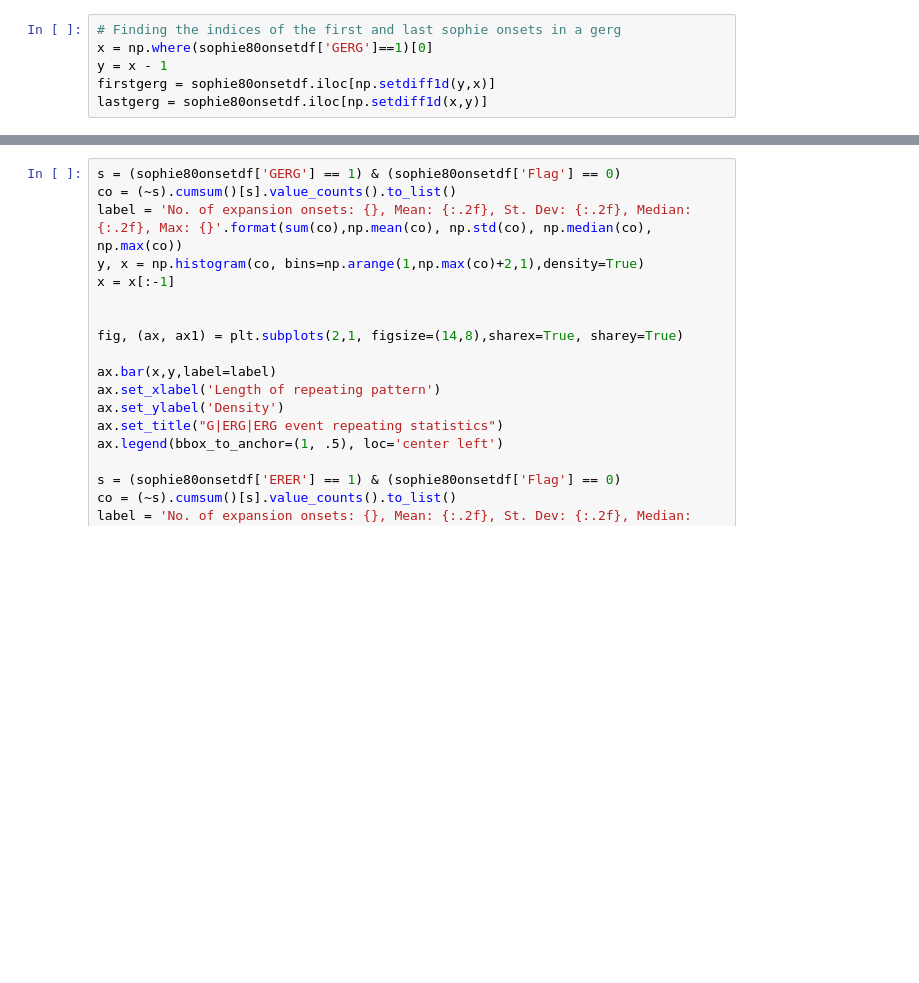
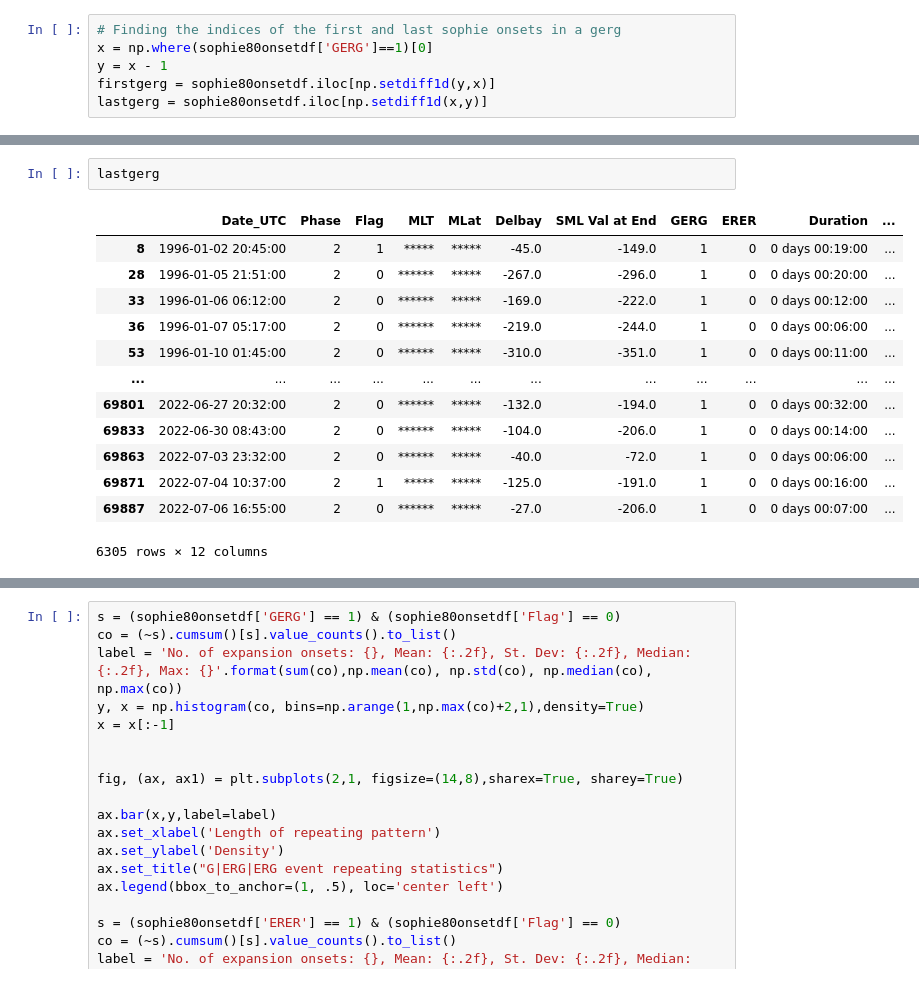
Before and after one commit to christianlao12/DP1_DP2_Project, a Jupyter notebook: substorm_type_statistics.ipynb, the cells around one changed output, grey strips where cells are left out. Drawn from its saved outputs; the diff is of its cells as text; blank space fills up the shorter version.

```diff
--- a/substorm_type_statistics.ipynb
+++ b/substorm_type_statistics.ipynb
@@ -61,0 +84,16 @@ lastgerg = sophie80onsetdf.iloc[np.setdiff1d(x,y)]
+# %%
+lastgerg
+# %% [output]
+|  | Date_UTC | Phase | Flag | MLT | MLat | Delbay | SML Val at End | GERG | ERER | Duration | ... |
+| 8 | 1996-01-02 20:45:00 | 2 | 1 | ***** | ***** | -45.0 | -149.0 | 1 | 0 | 0 days 00:19:00 | ... |
+| 28 | 1996-01-05 21:51:00 | 2 | 0 | ****** | ***** | -267.0 | -296.0 | 1 | 0 | 0 days 00:20:00 | ... |
+| 33 | 1996-01-06 06:12:00 | 2 | 0 | ****** | ***** | -169.0 | -222.0 | 1 | 0 | 0 days 00:12:00 | ... |
+| 36 | 1996-01-07 05:17:00 | 2 | 0 | ****** | ***** | -219.0 | -244.0 | 1 | 0 | 0 days 00:06:00 | ... |
+| 53 | 1996-01-10 01:45:00 | 2 | 0 | ****** | ***** | -310.0 | -351.0 | 1 | 0 | 0 days 00:11:00 | ... |
+| ... | ... | ... | ... | ... | ... | ... | ... | ... | ... | ... | ... |
+| 69801 | 2022-06-27 20:32:00 | 2 | 0 | ****** | ***** | -132.0 | -194.0 | 1 | 0 | 0 days 00:32:00 | ... |
+| 69833 | 2022-06-30 08:43:00 | 2 | 0 | ****** | ***** | -104.0 | -206.0 | 1 | 0 | 0 days 00:14:00 | ... |
+| 69863 | 2022-07-03 23:32:00 | 2 | 0 | ****** | ***** | -40.0 | -72.0 | 1 | 0 | 0 days 00:06:00 | ... |
+| 69871 | 2022-07-04 10:37:00 | 2 | 1 | ***** | ***** | -125.0 | -191.0 | 1 | 0 | 0 days 00:16:00 | ... |
+| 69887 | 2022-07-06 16:55:00 | 2 | 0 | ****** | ***** | -27.0 | -206.0 | 1 | 0 | 0 days 00:07:00 | ... |
+6305 rows × 12 columns
```
Also changed, not shown: parts of 4 cells of this notebook.
